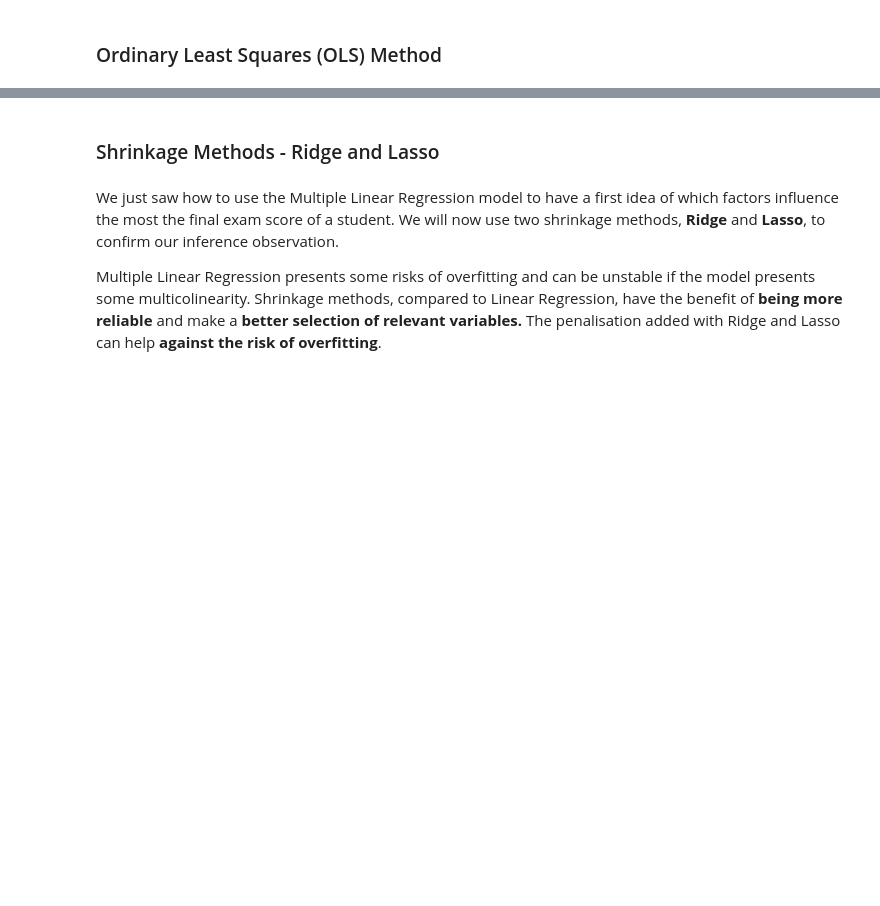
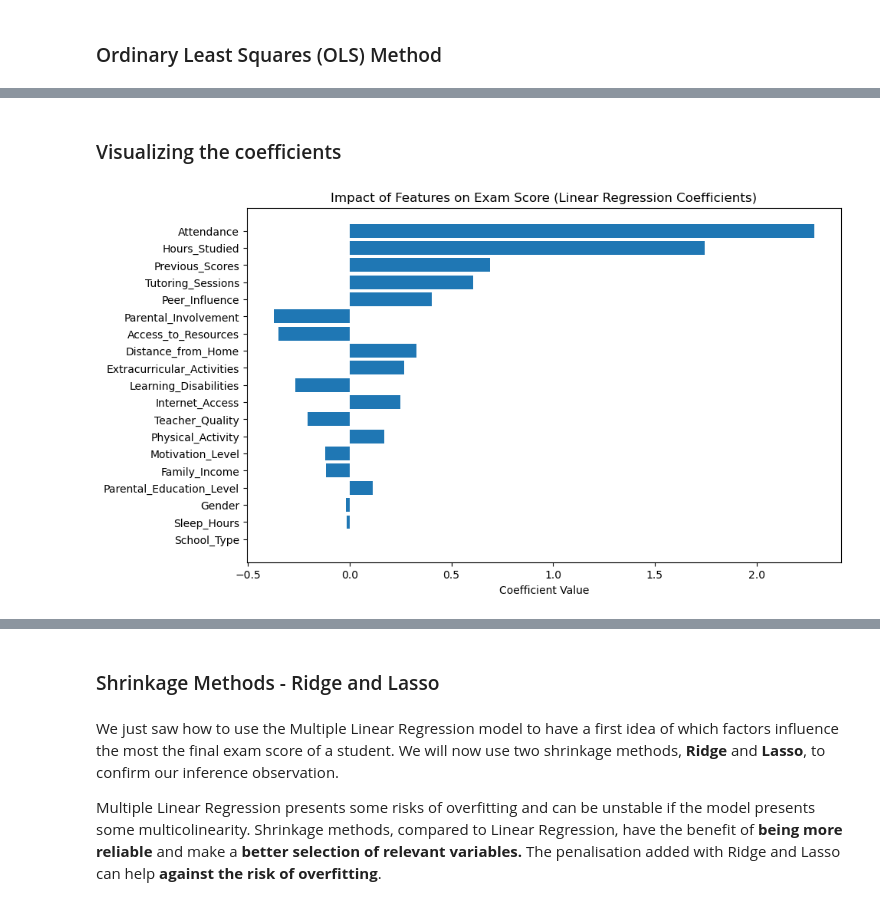
Before and after one commit to Louise726/DS-ML, a Jupyter notebook: DSML_Project.ipynb, the cells around one changed output, grey strips where cells are left out. Saved outputs shown, nothing was run; the diff lists cells and outputs as text; code cells hidden in the pictures; blank space fills up the shorter version.

```diff
--- a/DSML_Project.ipynb
+++ b/DSML_Project.ipynb
@@ -533,12 +377,13 @@ I tried fixing it but nothing works - maybe you can come up with a solution
 y = data['Exam_Score']
 X = data.drop(columns=['Exam_Score'])
 
-# Standardize the features
+# Standardizing the features
 scaler = StandardScaler()
 X_scaled = scaler.fit_transform(X)
 
+X_scaled_df = pd.DataFrame(X_scaled, columns=X.columns, index=X.index)
+X_with_intercept = sm.add_constant(X_scaled_df)
 
-X_with_intercept = sm.add_constant(X_scaled)
 model_all = sm.OLS(y, X_with_intercept).fit()
-print(model_all.summary())
+model_all.summary()
 # %% [output]
@@ -563,0 +438,22 @@ R-squared: 0.647 is similar to LinearRegression -  indicating the model explains
+# %% [markdown]
+### Visualizing the coefficients
+# %%
+coefficients = model_all.params
+coefficients = coefficients.drop('const')
+
+coeff_df = pd.DataFrame({
+    'Feature': coefficients.index,
+    'Coefficient': coefficients.values
+})
+
+#Sorting
+coeff_df = coeff_df.reindex(coeff_df['Coefficient'].abs().sort_values(ascending=True).index)
+
+#Creating the plot
+plt.figure(figsize=(10, 6))
+plt.barh(coeff_df['Feature'], coeff_df['Coefficient'])
+plt.xlabel("Coefficient Value")
+plt.title("Impact of Features on Exam Score (Linear Regression Coefficients)")
+plt.show()
+# %% [output]
+[figure, added]
```
Also changed, not shown: parts of 24 cells of this notebook.
